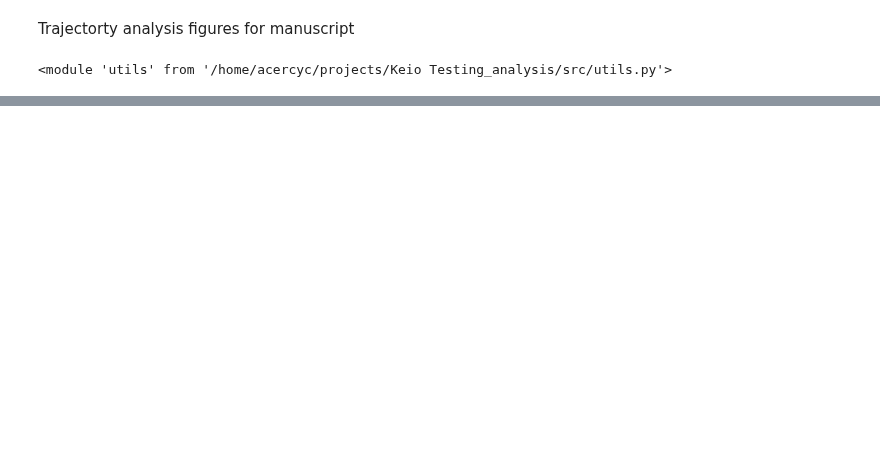
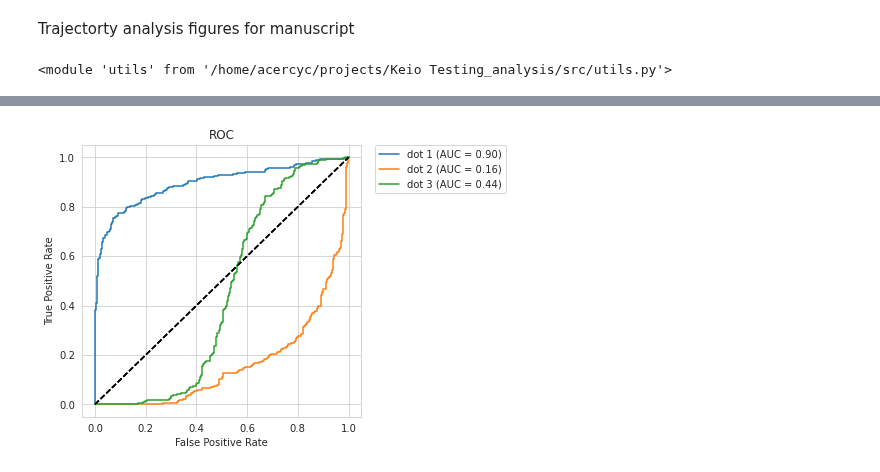
Before and after one commit to acercyc/Keio-Testing_analysis, a Jupyter notebook: src/ms_three_dot_traj.ipynb, the cells around one changed output, grey strips where cells are left out. Saved outputs shown, nothing was run; the diff lists cells and outputs as text; code cells hidden in the pictures; blank space fills up the shorter version.

```diff
--- a/src/ms_three_dot_traj.ipynb
+++ b/src/ms_three_dot_traj.ipynb
@@ -132,0 +143,28 @@ Text(0.5, 0, 'Time point')
+# %%
+auc = []
+fpr = dict()
+tpr = dict()
+auc = dict()
+for i in range(dist.shape[1]):
+    y_true = np.zeros(dist.shape)
+    y_true[:, i] = 1
+    fpr[i], tpr[i], thresholds = metrics.roc_curve(y_true.flatten(), -dist.flatten())
+    auc[i] = metrics.auc(fpr[i], tpr[i])
+
+
+# plot ROC
+fig, ax = plt.subplots(1, 1, figsize=(5, 5))
+for i in range(dist.shape[1]):
+    ax.plot(fpr[i], tpr[i], label=f'dot {i+1} (AUC = {auc[i]:.2f})')
+    ax.plot([0, 1], [0, 1], 'k--')
+    ax.set_xlabel('False Positive Rate')
+    ax.set_ylabel('True Positive Rate')
+    ax.set_title('ROC')
+    # set legend outside
+    ax.legend(bbox_to_anchor=(1.05, 1), loc=2, borderaxespad=0.)
+
+# save figure
+fn = utils.ms.path_fig / 'three_dot_traj_distance1_v_ROC.pdf'
+plt.savefig(fn, dpi=300)
+# %% [output]
+[figure, added]
```
Also changed, not shown: parts of 7 cells of this notebook, 8 other files.
